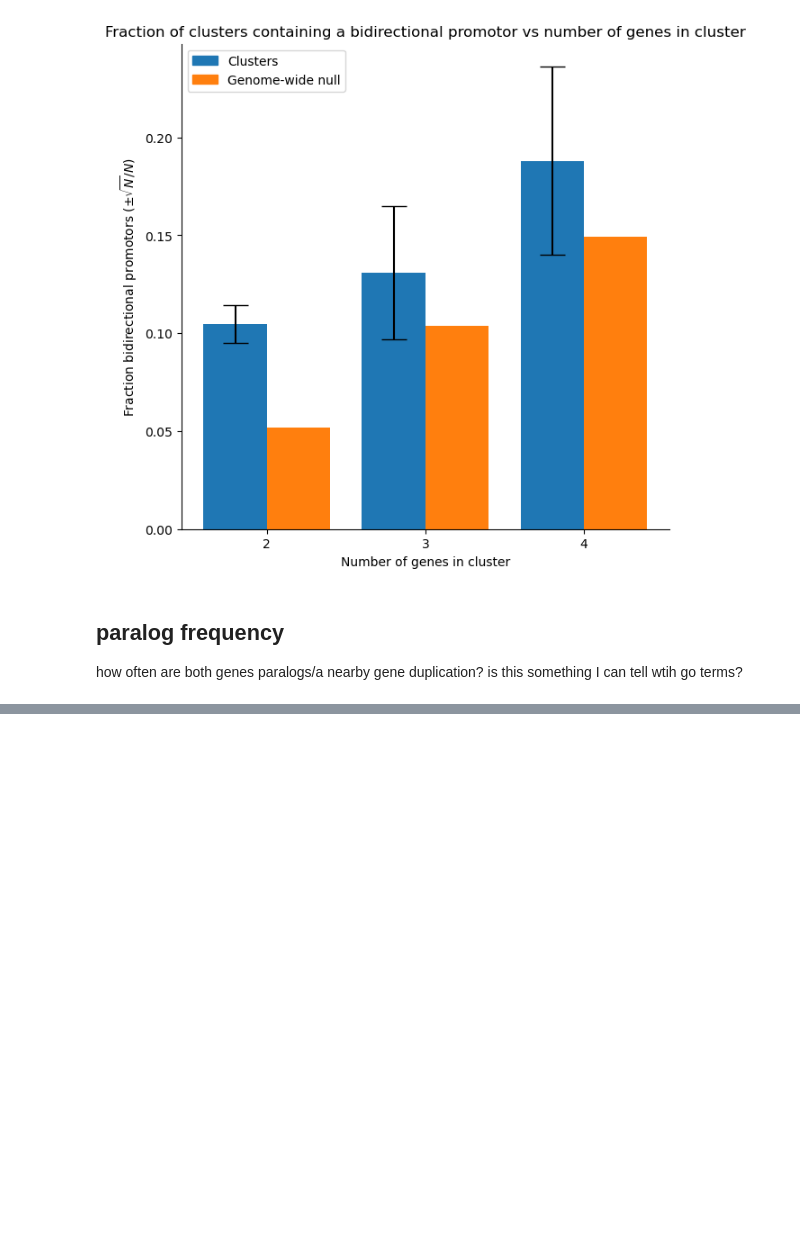
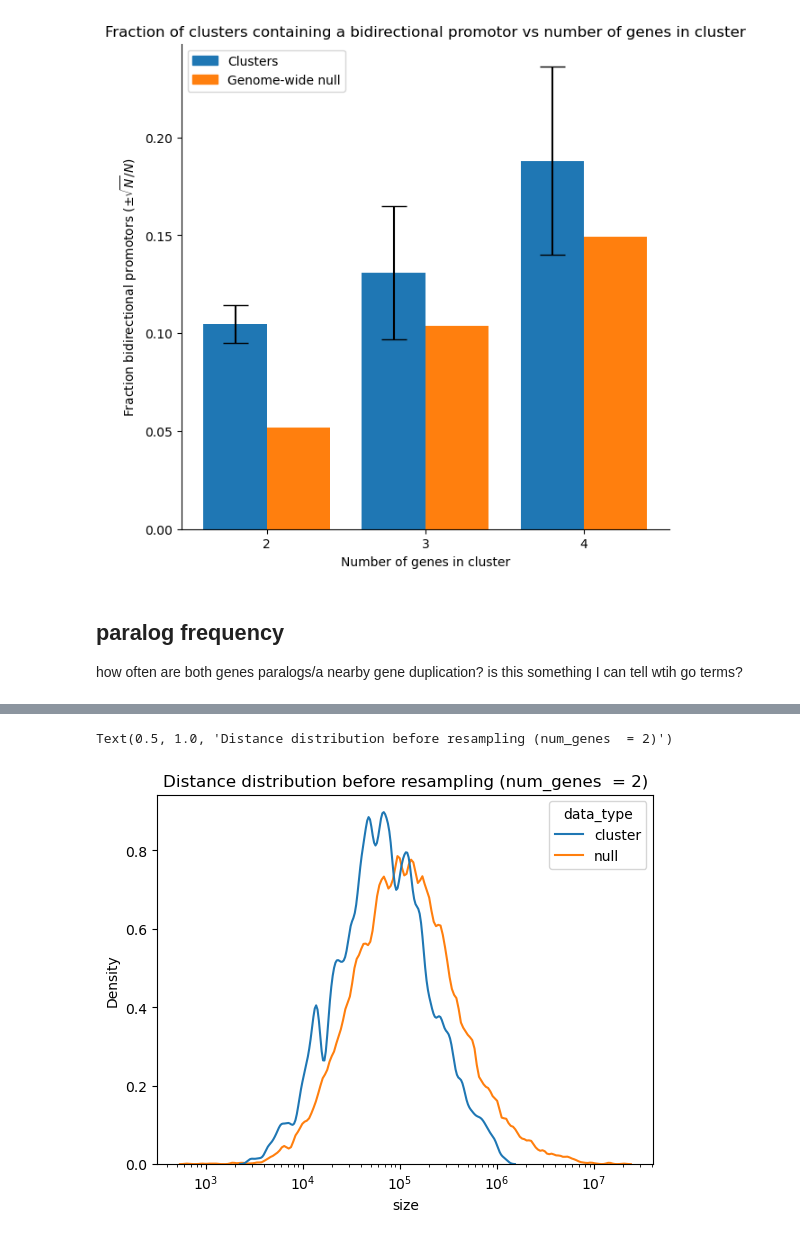
Before and after one commit to kal26/pcqtls, a Jupyter notebook: workflow/notebooks/cluster_analysis/cluster_annotation.ipynb, the cells around one changed output, grey strips where cells are left out. Cells and saved outputs as stored; diff of their text form; code cells hidden in the pictures; blank space fills up the shorter version.

```diff
--- a/workflow/notebooks/cluster_analysis/cluster_annotation.ipynb
+++ b/workflow/notebooks/cluster_analysis/cluster_annotation.ipynb
@@ -309,0 +411,32 @@ is this something I can tell wtih go terms?
+# %%
+# subset to expressed genes for the null
+expressed_gencode = full_gencode[full_gencode['transcript_id'].isin(expression_df['gene_id'])]
+# index based on gene id
+#expressed_gencode = expressed_gencode.set_index('transcript_id').drop_duplicates().sort_values(['chr', 'start', 'end'])
+# %%
+# null distribution of distance matched clusters (do a seperate null for each cluster size?)
+
+# to start just generate all possible clusters, annotated with sizes
+def get_null_clusters(gencode_df, num_genes):
+    # sort
+    gencode_df = gencode_df.sort_values(['chr', 'start', 'end'])
+    # on a per chrom basis
+    null_cluster_dfs = []
+    for chr_id in range (1,23,1):
+        chr_subset_gencode = gencode_df[gencode_df['chr'] == f'chr{chr_id}']
+        transcripts = chr_subset_gencode['transcript_id'].astype(str) + ',' + chr_subset_gencode['transcript_id'].shift(-(num_genes-1)).astype(str)
+        chr_sizes = chr_subset_gencode['end'].shift(-(num_genes-1)) - chr_subset_gencode['start']
+        # trim off the blanks created from shifting
+        transcripts = transcripts.iloc[:-(num_genes-1)]
+        chr_sizes = chr_sizes.iloc[:-(num_genes-1)]
+
+        # select those that are not already clusters
+        cluster_start_ids = get_cluster_start_ids(cluster_df)
+        this_cluster_size_start_ids = np.concatenate(cluster_start_ids[num_genes:])
+        in_cluster_bool = pd.Series(chr_subset_gencode['transcript_id'].iloc[:-(num_genes-1)]).isin(this_cluster_size_start_ids).values
+
+        # add df to list
+        null_cluster_dfs.append(pd.DataFrame({'Transcripts':transcripts[~in_cluster_bool], 'size':chr_sizes[~in_cluster_bool]}))
+    null_df = pd.concat(null_cluster_dfs)
+    null_df.reset_index(drop=True, inplace=True)
+    return null_df
@@ -309,0 +465,14 @@ is this something I can tell wtih go terms?
+# %%
+# add size to the cluster
+cluster_df['size'] = cluster_df.apply(get_cluster_size, axis=1)
+# %%
+# get a pairs null df
+full_null_df = get_null_clusters(expressed_gencode, 2)
+# %%
+# size distribution before
+join_df = pd.concat([cluster_df[cluster_df['N_genes']==2], full_null_df], keys=['cluster', 'null'], names=['data_type', 'id'])
+sns.kdeplot(join_df, x='size', hue='data_type', bw_adjust=.3, common_norm=False, log_scale=(10,None))
+plt.title('Distance distribution before resampling (num_genes  = 2)')
+# %% [output]
+Text(0.5, 1.0, 'Distance distribution before resampling (num_genes  = 2)')
+[figure, added]
```
Also changed, not shown: parts of 21 cells of this notebook.
